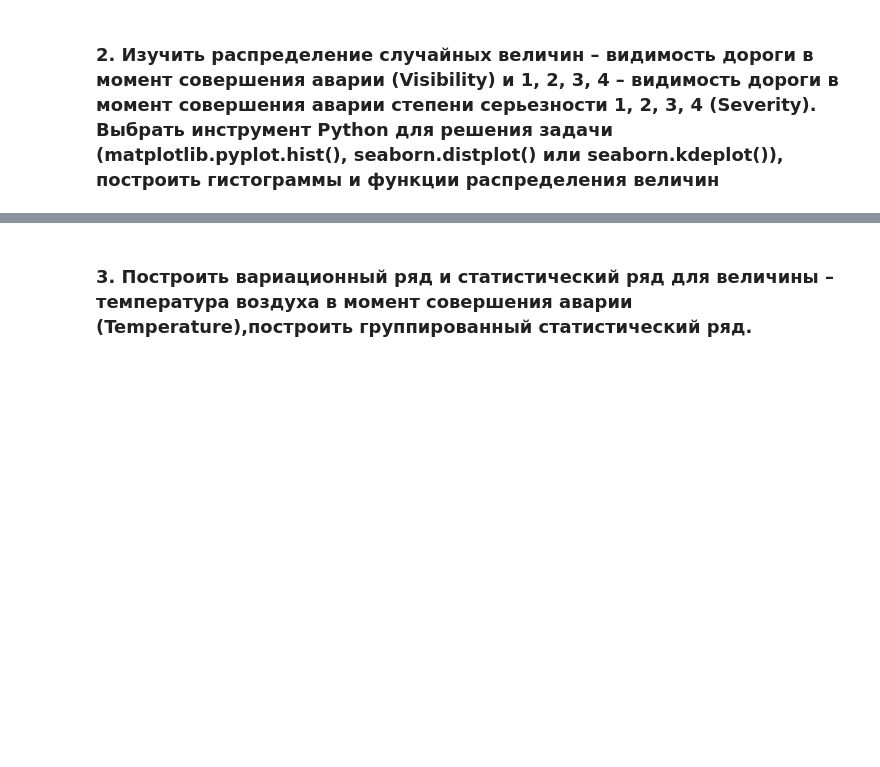
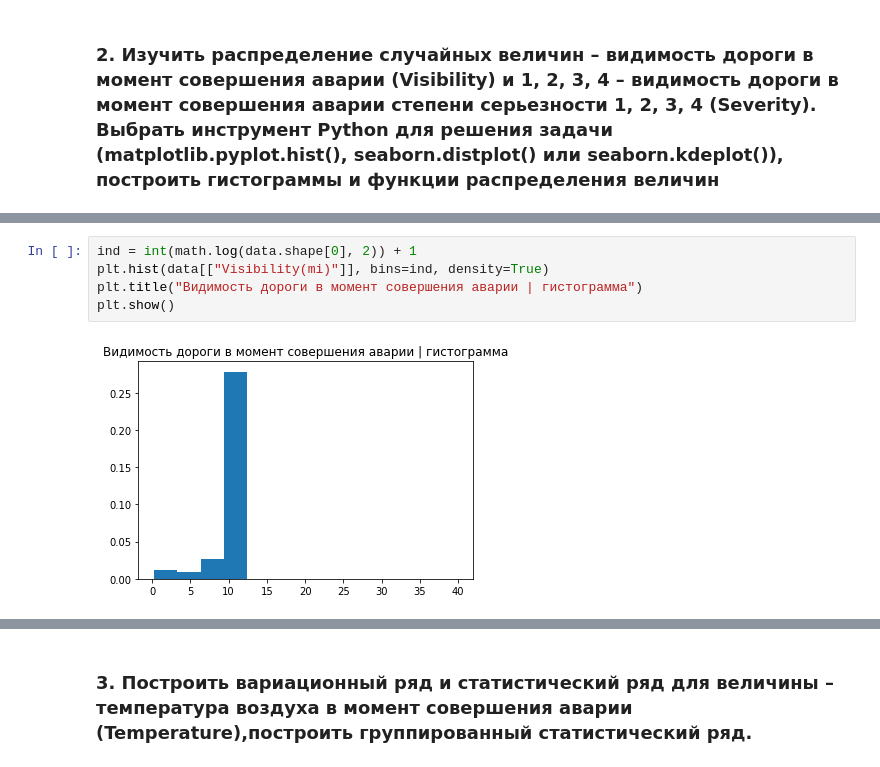
Before and after one commit to voralexan/data-analytics, a Jupyter notebook: lab2/lab2.ipynb, the cells around one changed output, grey strips where cells are left out. Drawn from its saved outputs; the diff is of its cells as text; blank space fills up the shorter version.

```diff
--- a/lab2/lab2.ipynb
+++ b/lab2/lab2.ipynb
@@ -120,0 +90,7 @@ plt.show()
+# %%
+ind = int(math.log(data.shape[0], 2)) + 1
+plt.hist(data[["Visibility(mi)"]], bins=ind, density=True)
+plt.title("Видимость дороги в момент совершения аварии | гистограмма")
+plt.show()
+# %% [output]
+[figure, added]
```
Also changed, not shown: parts of 8 cells of this notebook.
